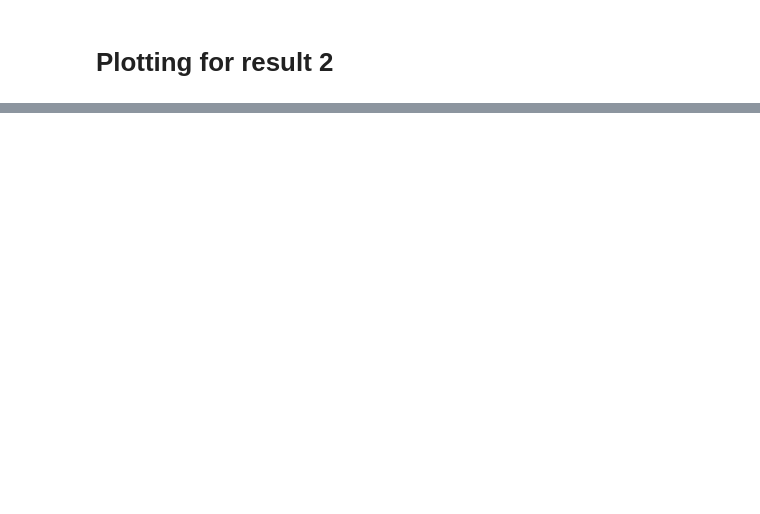
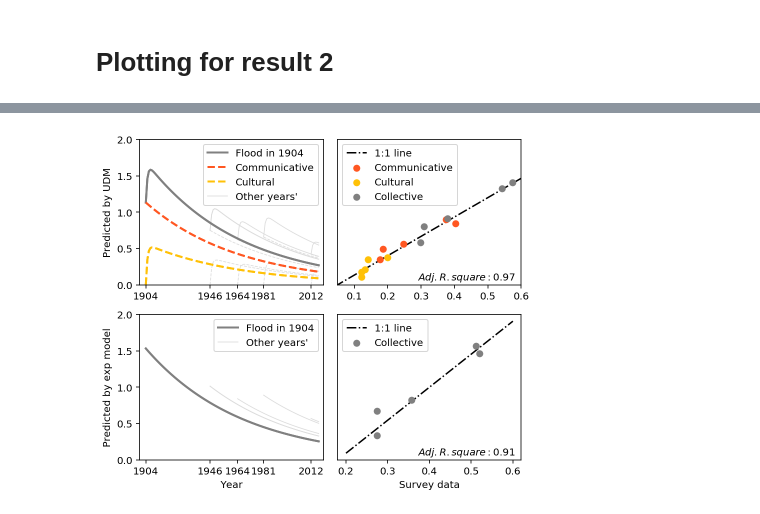
Before and after one commit to SongshGeo/Collective-Memory, a Jupyter notebook: plotting_result2.ipynb, the cells around one changed output, grey strips where cells are left out. Drawn from its saved outputs; the diff is of its cells as text; code cells hidden in the pictures; blank space fills up the shorter version.

```diff
--- a/plotting_result2.ipynb
+++ b/plotting_result2.ipynb
@@ -70,0 +137,89 @@ NameError: name 'result' is not defined
+# %%
+def get_text_loc(ax, x_ratio, y_ratio):
+    a, b = ax.get_xlim()
+    c, d = ax.get_ylim()
+    return a + (b - a) * x_ratio, c + (d-c) * y_ratio
+# %%
+%config InlineBackend.figure_format ='retina'
+# ['#FFC107', '#FF5722', '#00A0E8']  # read, heard, experienced
+
+plotting_data = get_plotting_data('all')
+exp_influence, iudm_influence = plotting_data[:2]
+y_simu, u_simu, v_simu, m_simu = plotting_data[2:6]
+y_model, u_model, v_model, m_model = plotting_data[6:10]
+y_data, u_data, v_data, m_data = plotting_data[10:14]
+y_slices, u_slices, v_slices, m_slices = plotting_data[14:]
+iudm_data = np.array(list(u_data.values) + list(v_data.values) + list(m_data.values))
+iudm_model = np.array(u_model + v_model + m_model)
+
+
+
+# plotting
+fig = plt.figure(constrained_layout=True, figsize=(6, 5))
+gs = GridSpec(2, 2, figure=fig)
+ax1 = fig.add_subplot(gs[0, 0])
+ax2 = fig.add_subplot(gs[1, 0], sharex=ax1)
+ax3 = fig.add_subplot(gs[0, 1])
+ax4 = fig.add_subplot(gs[1, 1])
+
+
+# Fig A: UDM' decay
+z = [1] + [0] * 4
+linewidth = [2] + [.8] * 4
+
+# Collective memory
+colors_m = ['gray', 'gainsboro', 'gainsboro', 'gainsboro', 'gainsboro']
+[ax1.plot(x['x_slices'].iloc[i], m_slices[i], lw=linewidth[i], c=colors_m[i], zorder=z[i]) for i in range(5)]
+ax1.plot(x['x_slices'].iloc[0], m_slices[0], lw=linewidth[0], c=colors_m[0], zorder=z[0], label="Flood in 1904")
+
+# Communicative
+colors_u = ['#FF5722', 'gainsboro', 'gainsboro', 'gainsboro', 'gainsboro']
+[ax1.plot(x['x_slices'].iloc[i], u_slices[i], '--', lw=linewidth[i], c=colors_u[i], zorder=z[i]) for i in range(5)]
+ax1.plot(x['x_slices'].iloc[0], u_slices[0], '--', lw=linewidth[0], c=colors_u[0], zorder=z[0], label="Communicative")
+
+colors_v = ['#FFC107', 'gainsboro', 'gainsboro', 'gainsboro', 'gainsboro']
+[ax1.plot(x['x_slices'].iloc[i], v_slices[i], '--', lw=linewidth[i], c=colors_v[i], zorder=z[i]) for i in range(5)]
+ax1.plot(x['x_slices'].iloc[0], v_slices[0], '--', lw=linewidth[0], c=colors_v[0], zorder=z[0], label="Cultural")
+
+# Fig B: exp model's decay
+[ax2.plot(x['x_slices'].iloc[i], y_slices[i], lw=linewidth[i], c=colors_m[i], zorder=z[i]) for i in range(5)]
+ax2.plot(x['x_slices'].iloc[0], y_slices[0], lw=linewidth[0], c=colors_m[0], zorder=z[0], label="Flood in 1904")
+ax2.plot(x['x_slices'].iloc[1], y_slices[1], lw=linewidth[1], c=colors_m[1], zorder=z[1], label="Other years'")
+
+ax1.plot(x['x_slices'].iloc[1], m_slices[1], lw=linewidth[1], c=colors_m[1], zorder=z[1], label="Other years'")
+
+# Fig C:
+ax3.scatter(u_data, u_model, color='#FF5722', label='Communicative', zorder=1)
+ax3.scatter(v_data, v_model, color='#FFC107', label='Cultural', zorder=1)
+ax3.scatter(m_data, m_model, color='gray', label='Collective', zorder=1)
+ax3.legend()
+
+# Fig D:
+ax4.scatter(y_data, y_model, color='gray', label='Collective', zorder=1)
+ax1.set_ylabel("Predicted by UDM")
+ax2.set_ylabel("Predicted by exp model")
+ax2.set_xlabel("Year")
+
+for ax in [ax1, ax2]:
+    ax.set_ylim(0, 2)
+    ax.set_xlim(1900, 2020)
+    ax.set_xticks(MAJOR_HISTORICAL_FLOODS)
+    ax.legend()
+
+labels = ["$Adj. R.square: 0.97$", "$Adj. R.square: 0.91$"]
+axs = [ax3, ax4]
+ax3.set_xlim(.05, 0.6)
+ax3.set_ylim(.05, 0.8)
+ax4.set_xlabel('Survey data')
+
+for i in range(2):
+    ax = axs[i]
+    ax.yaxis.set_visible(False)
+    ax.plot(ax.get_xticks(), ax.get_xticks(), '-.', color='black', zorder=0, label='1:1 line')
+    ax.legend()
+    xloc, yloc = get_text_loc(ax, 0.7, 0.05)
+    ax.text(xloc, yloc, labels[i], ha='center', va='center')
+
+plt.savefig('images/result2.jpg', format='jpg', dpi=300);
+# %% [output]
+[figure, added]
```
Also changed, not shown: parts of 12 cells of this notebook, 2 other files.
